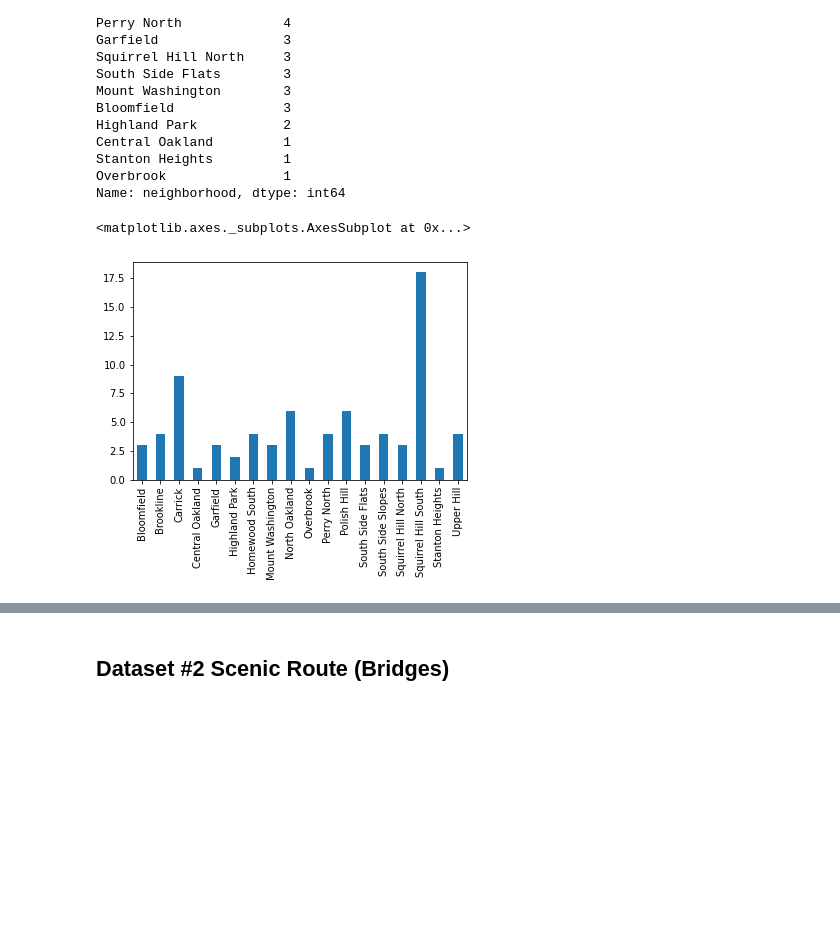
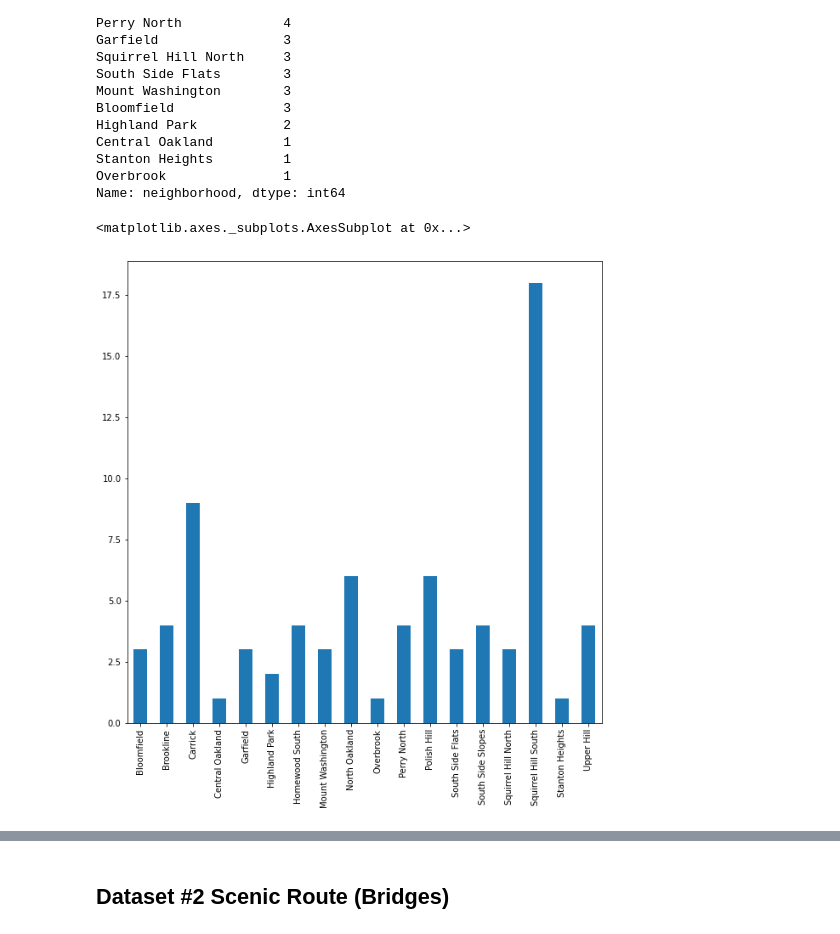
Before and after one commit to norarich/Final-Project, a Jupyter notebook: Nora's Notebook.ipynb, the cells around one changed output, grey strips where cells are left out. Cells and saved outputs as stored; diff of their text form; code cells hidden in the pictures; blank space fills up the shorter version.

```diff
--- a/Nora's Notebook.ipynb
+++ b/Nora's Notebook.ipynb
@@ -38,7 +40,8 @@ Stanton Heights         1
 Overbrook               1
 Name: neighborhood, dtype: int64
 # %%
-humps["neighborhood"].value_counts().sort_index().plot(kind='bar', rot=90)
+#Show humps count as bar graph
+humps["neighborhood"].value_counts().sort_index().plot(kind='bar', rot=90, figsize=(10, 10))
 # %% [output]
 <matplotlib.axes._subplots.AxesSubplot at 0x...>
-[figure, old version]
+[figure, new version]
```
Also changed, not shown: parts of 10 cells of this notebook, 2 other files.
